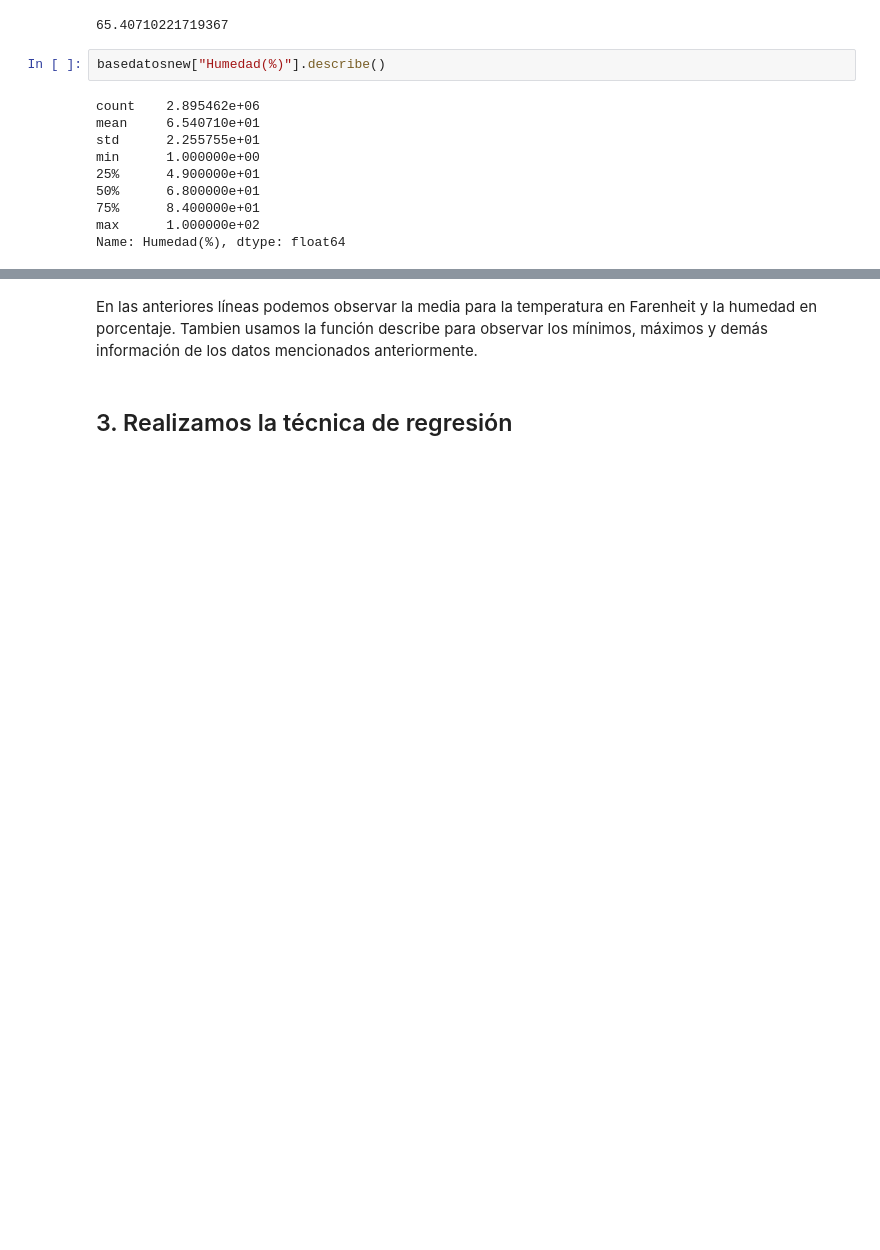
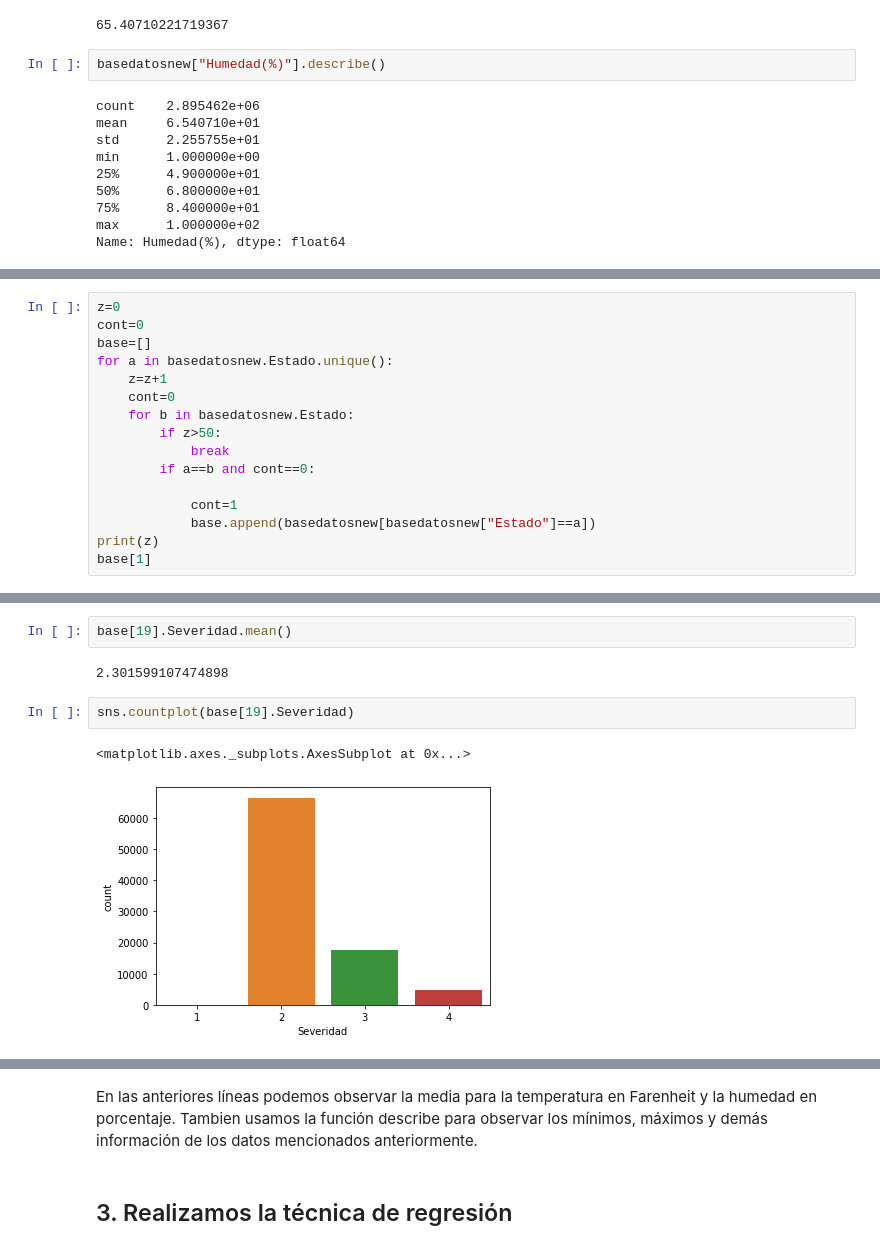
Before and after one commit to ProyectoFinalMineria/BaseDatos, a Jupyter notebook: BD US acc.ipynb, the cells around one changed output, grey strips where cells are left out. Cells and saved outputs as stored; diff of their text form; blank space fills up the shorter version.

```diff
--- a/BD US acc.ipynb
+++ b/BD US acc.ipynb
@@ -337,0 +353,16 @@ Name: Humedad(%), dtype: float64
+# %%
+z=0
+cont=0
+base=[]
+for a in basedatosnew.Estado.unique():
+    z=z+1
+    cont=0
+    for b in basedatosnew.Estado:
+        if z>50:
+            break
+        if a==b and cont==0:
+
+            cont=1
+            base.append(basedatosnew[basedatosnew["Estado"]==a])
+print(z)
+base[1]
@@ -337,0 +405,9 @@ Name: Humedad(%), dtype: float64
+# %%
+base[19].Severidad.mean()
+# %% [output]
+2.301599107474898
+# %%
+sns.countplot(base[19].Severidad)
+# %% [output]
+<matplotlib.axes._subplots.AxesSubplot at 0x...>
+[figure, added]
```
Also changed, not shown: parts of 6 cells of this notebook.
